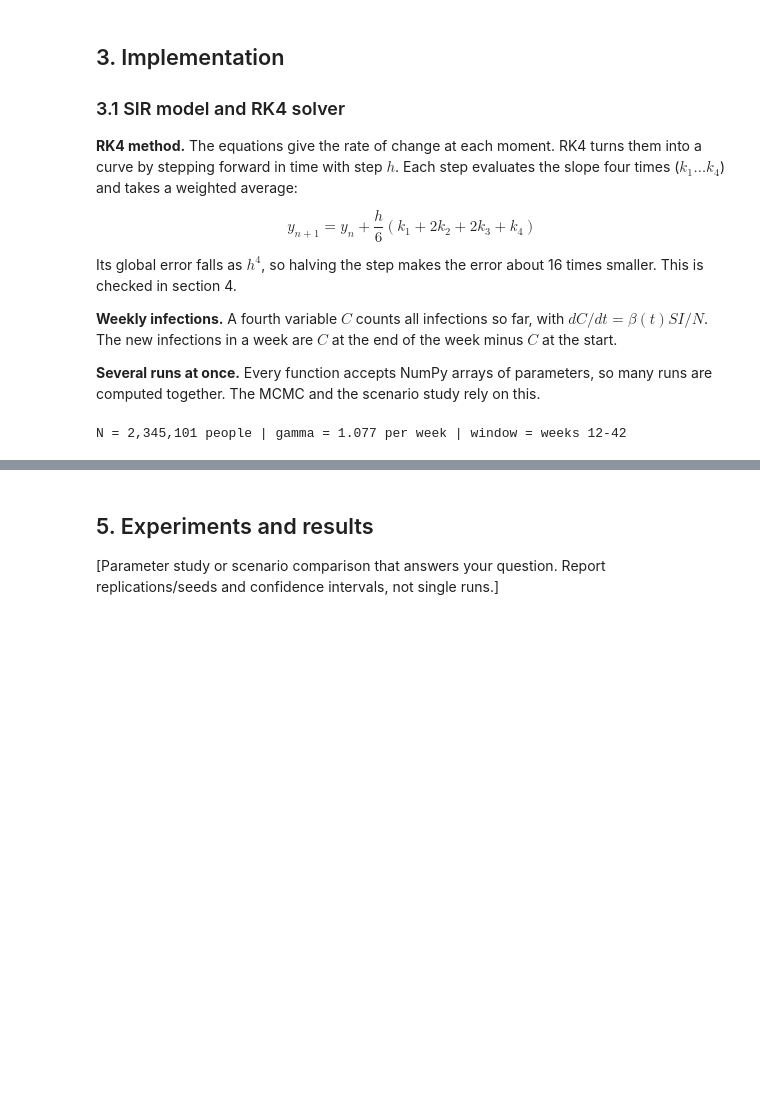
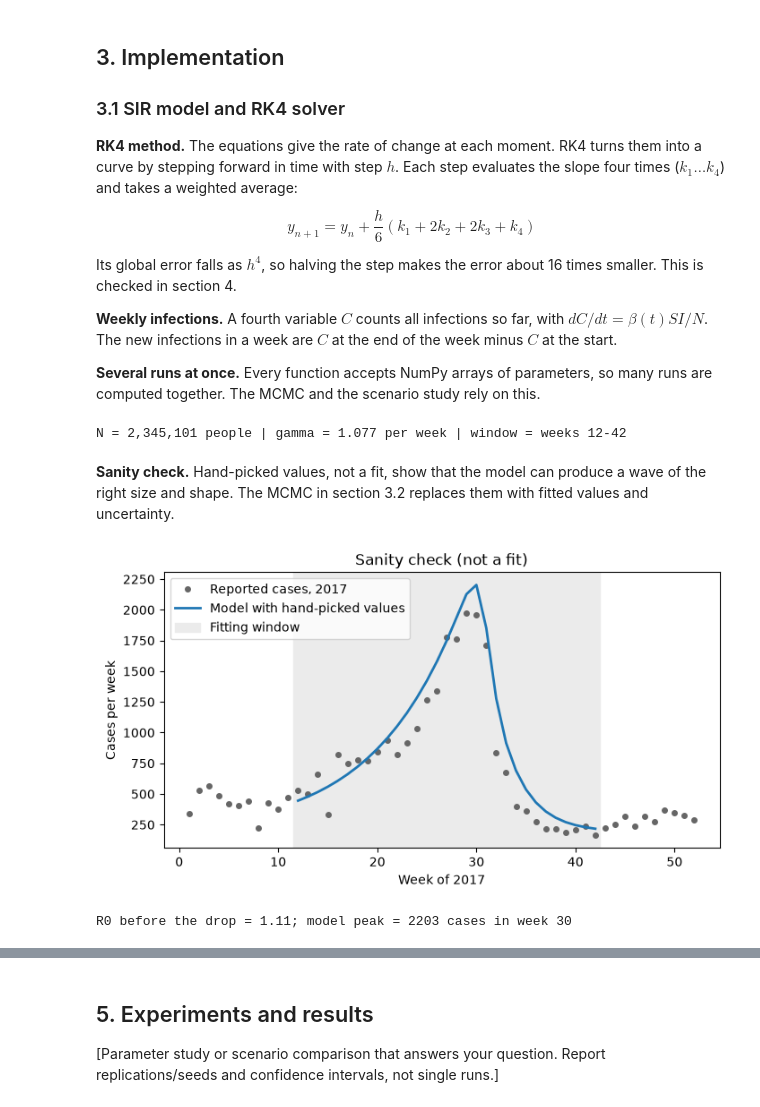
Before and after one commit to geethsenaviratne/dengue-sir-mcmc-colombo, a Jupyter notebook: notebook/dengue-sir-mcmc-colombo.ipynb, the cells around one changed output, grey strips where cells are left out. Saved outputs shown, nothing was run; the diff lists cells and outputs as text; code cells hidden in the pictures; blank space fills up the shorter version.

Commit message:
Add SIR model and RK4 solver, sanity check plot and conservation and analytic verification checks

```diff
--- a/notebook/dengue-sir-mcmc-colombo.ipynb
+++ b/notebook/dengue-sir-mcmc-colombo.ipynb
@@ -115,3 +164,21 @@ N = 2,345,101 people | gamma = 1.077 per week | window = weeks 12-42
+# %% [markdown]
+**Sanity check.** Hand-picked values, not a fit, show that the model can produce a wave of the right size and shape. The MCMC in section 3.2 replaces them with fitted values and uncertainty.
+# %%
+GUESS = {"beta": 1.20, "delta": 0.40, "tau": 31.5, "I0": 200.0, "bg": 190.0}
+run = simulate(GUESS)
+
+fig, ax = plt.subplots(figsize=(8, 4))
+ax.plot(cases["week"], cases["cases"], "o", ms=4, color="0.4", label="Reported cases, 2017")
+ax.plot(run["week"], run["expected_cases"], "-", lw=2, label="Model with hand-picked values")
+ax.axvspan(FIRST_WEEK - 0.5, LAST_WEEK + 0.5, color="0.92", zorder=0, label="Fitting window")
+ax.set_xlabel("Week of 2017"); ax.set_ylabel("Cases per week")
+ax.set_title("Sanity check (not a fit)"); ax.legend()
+plt.show()
+print(f"R0 before the drop = {GUESS['beta'] / GAMMA:.2f}; "
+      f"model peak = {run['expected_cases'].max():.0f} cases in week {run['week'][run['expected_cases'].argmax()]}")
+# %% [output]
+[figure, added]
+R0 before the drop = 1.11; model peak = 2203 cases in week 30
 # %% [markdown]
 ## 4. Verification
 
```
Also changed, not shown: parts of 5 cells of this notebook.
